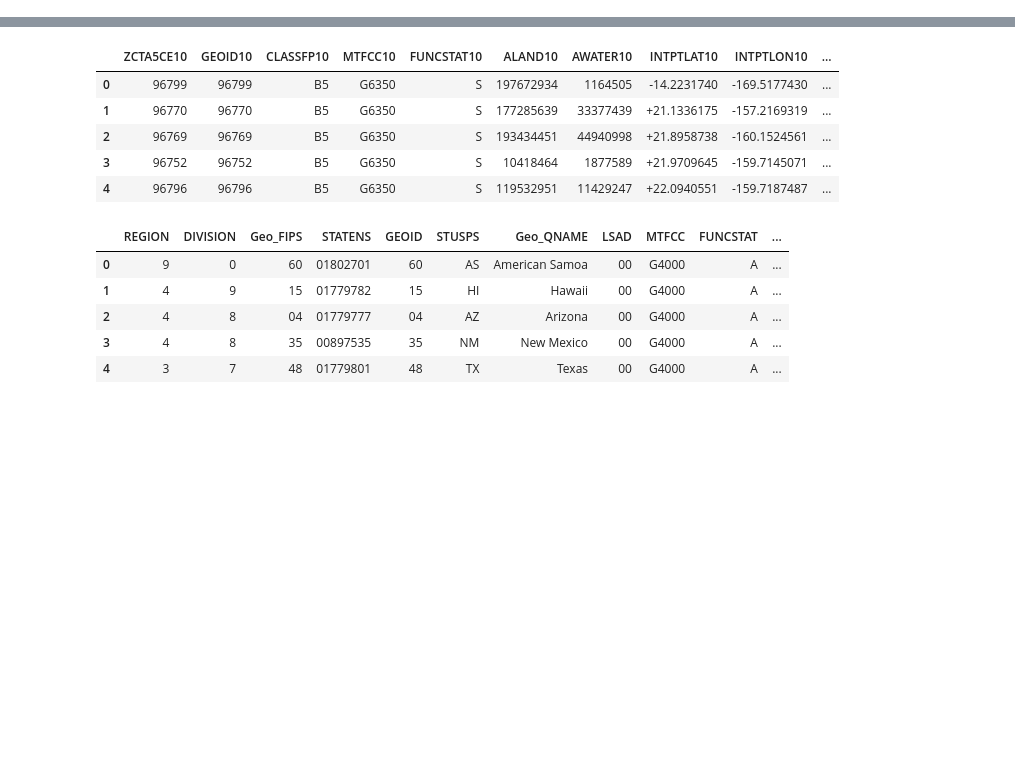
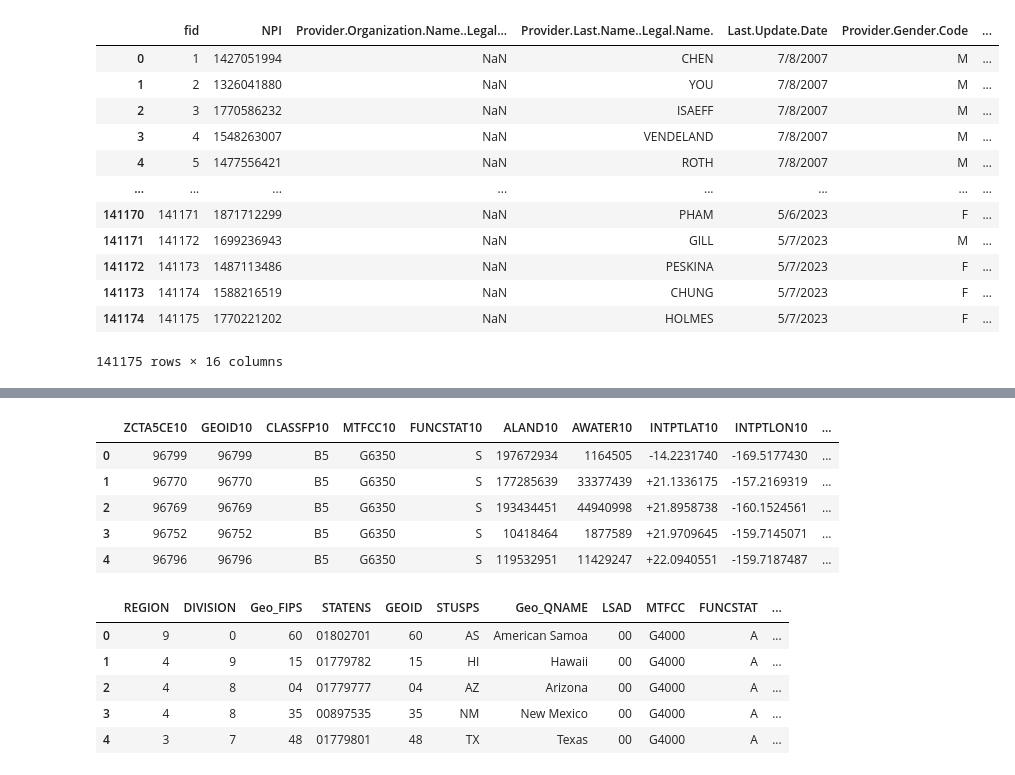
Before and after one commit to uchicago-dsi/pb-summer-lab-data, a Jupyter notebook: code/main.ipynb, the cells around one changed output, grey strips where cells are left out. Saved outputs shown, nothing was run; the diff lists cells and outputs as text; code cells hidden in the pictures; blank space fills up the shorter version.

```diff
--- a/code/main.ipynb
+++ b/code/main.ipynb
@@ -3,0 +10,17 @@ import geopandas as gpd
+# %%
+vision_providers = pd.read_csv('../data/vision_providers_cleaned.csv')
+vision_providers
+# %% [output]
+|  | fid | NPI | Provider.Organization.Name..Legal... | Provider.Last.Name..Legal.Name. | Last.Update.Date | Provider.Gender.Code | ... |
+| 0 | 1 | 1427051994 | NaN | CHEN | 7/8/2007 | M | ... |
+| 1 | 2 | 1326041880 | NaN | YOU | 7/8/2007 | M | ... |
+| 2 | 3 | 1770586232 | NaN | ISAEFF | 7/8/2007 | M | ... |
+| 3 | 4 | 1548263007 | NaN | VENDELAND | 7/8/2007 | M | ... |
+| 4 | 5 | 1477556421 | NaN | ROTH | 7/8/2007 | M | ... |
+| ... | ... | ... | ... | ... | ... | ... | ... |
+| 141170 | 141171 | 1871712299 | NaN | PHAM | 5/6/2023 | F | ... |
+| 141171 | 141172 | 1699236943 | NaN | GILL | 5/7/2023 | M | ... |
+| 141172 | 141173 | 1487113486 | NaN | PESKINA | 5/7/2023 | F | ... |
+| 141173 | 141174 | 1588216519 | NaN | CHUNG | 5/7/2023 | F | ... |
+| 141174 | 141175 | 1770221202 | NaN | HOLMES | 5/7/2023 | F | ... |
+141175 rows × 16 columns
```
Also changed, not shown: parts of 18 cells of this notebook.
